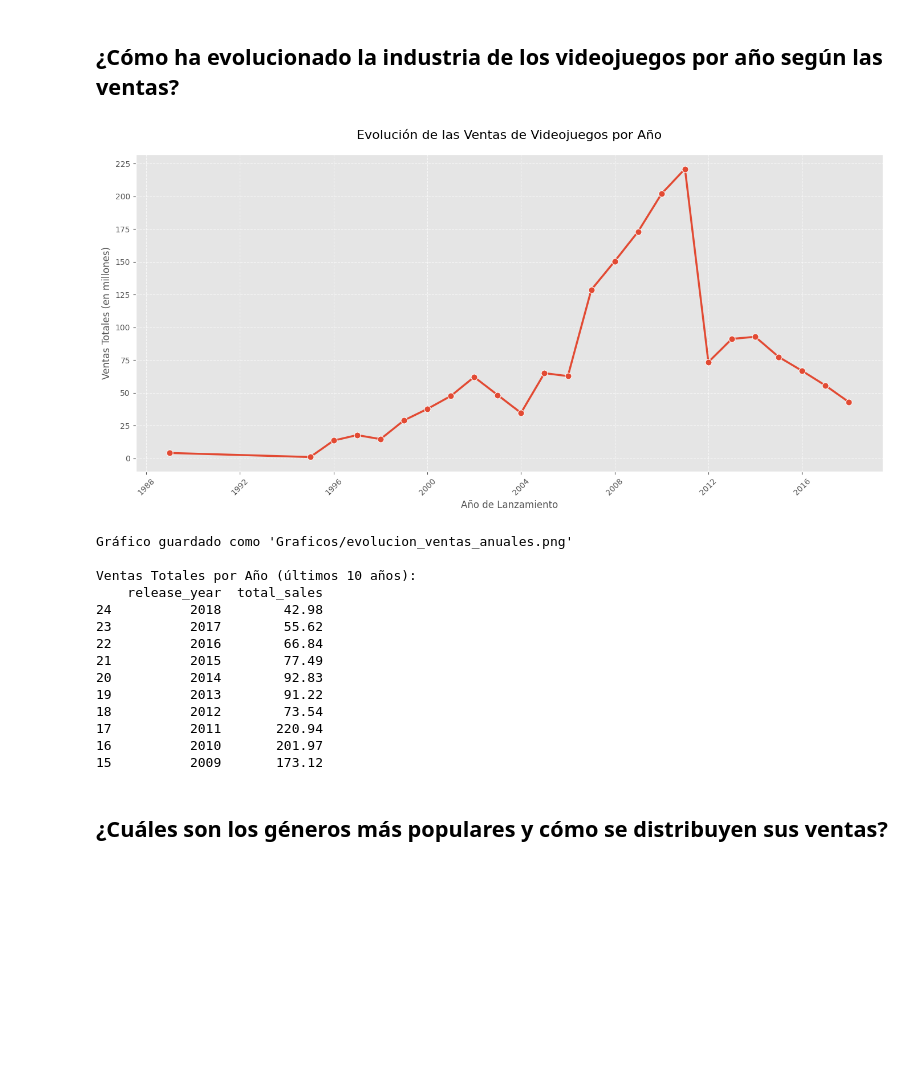
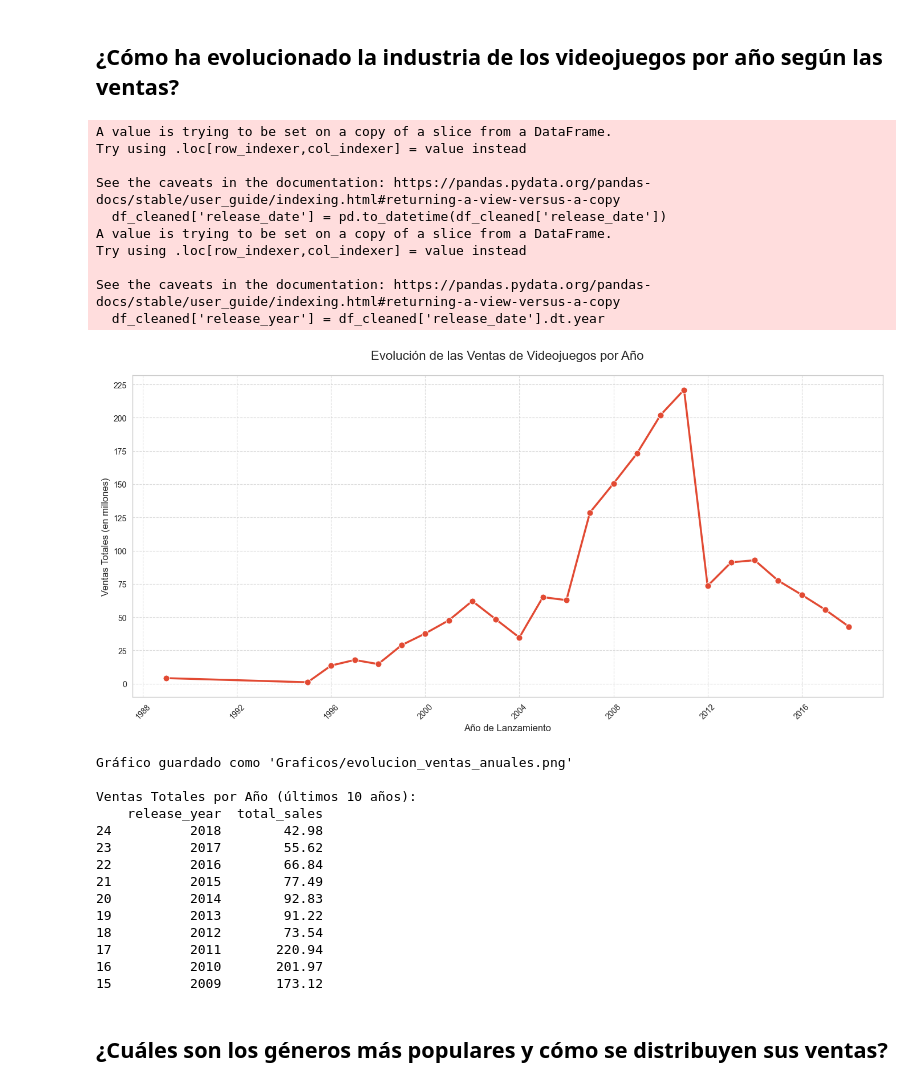
Before and after one commit to CamiloCuenca/Parcial-1-Visualizacion-Datos, a Jupyter notebook: Parcial1.ipynb, the cells around one changed output. Saved outputs shown, nothing was run; the diff lists cells and outputs as text; code cells hidden in the pictures; blank space fills up the shorter version.

```diff
--- a/Parcial1.ipynb
+++ b/Parcial1.ipynb
@@ -114,50 +123,77 @@ Gráfico guardado como 'Graficos/top10_videojuegos_vendidos.png'
 # %% [markdown]
 ## ¿Cómo ha evolucionado la industria de los videojuegos por año según las ventas?
 # %%
-# Crear y guardar el gráfico de evolución de ventas
+# 1. Asegurarse de que la columna release_date sea datetime
+df_cleaned['release_date'] = pd.to_datetime(df_cleaned['release_date'])
+
+# 2. Extraer el año de lanzamiento si no existe
+if 'release_year' not in df_cleaned.columns:
+    df_cleaned['release_year'] = df_cleaned['release_date'].dt.year
+
+# 3. Calcular ventas totales por año
+yearly_sales = df_cleaned.groupby('release_year')['total_sales'].sum().reset_index()
+
+# 4. Configurar el estilo de seaborn
+sns.set_style("whitegrid")
+
+# 5. Crear y guardar el gráfico de evolución de ventas
 plt.figure(figsize=(14, 7))
 sns.lineplot(x='release_year', y='total_sales', data=yearly_sales,
              marker='o', linewidth=2.5, markersize=8)
 
-# Personalización del gráfico
+# 6. Personalización del gráfico
 plt.title('Evolución de las Ventas de Videojuegos por Año', fontsize=16, pad=20)
 plt.xlabel('Año de Lanzamiento', fontsize=12)
 plt.ylabel('Ventas Totales (en millones)', fontsize=12)
 plt.grid(True, linestyle='--', alpha=0.7)
+
+# 7. Asegurar que los años se muestren como enteros
+from matplotlib.ticker import MaxNLocator
 plt.gca().xaxis.set_major_locator(MaxNLocator(integer=True))
 plt.gca().yaxis.set_major_locator(MaxNLocator(nbins=10))
 plt.xticks(rotation=45)
 
+# 8. Crear carpeta si no existe
+import os
+os.makedirs('Graficos', exist_ok=True)
 
-
-# Guardar el gráfico
+# 9. Guardar el gráfico
 plt.tight_layout()
 plt.savefig('Graficos/evolucion_ventas_anuales.png', dpi=300, bbox_inches='tight')
-
 plt.show()
 plt.close()
 
 print("Gráfico guardado como 'Graficos/evolucion_ventas_anuales.png'")
 
-# Mostrar tabla de los últimos 10 años
+# 10. Mostrar tabla de los últimos 10 años
 print("\nVentas Totales por Año (últimos 10 años):")
-print(yearly_sales.sort_values('release_year', ascending=False).head(10))
+print(yearly_sales.sort_values('release_year', ascending=False).head(10).round(2))
 # %% [output]
+A value is trying to be set on a copy of a slice from a DataFrame.
+Try using .loc[row_indexer,col_indexer] = value instead
+
+See the caveats in the documentation: https://pandas.pydata.org/pandas-docs/stable/user_guide/indexing.html#returning-a-view-versus-a-copy
+  df_cleaned['release_date'] = pd.to_datetime(df_cleaned['release_date'])
+A value is trying to be set on a copy of a slice from a DataFrame.
+Try using .loc[row_indexer,col_indexer] = value instead
+
+See the caveats in the documentation: https://pandas.pydata.org/pandas-docs/stable/user_guide/indexing.html#returning-a-view-versus-a-copy
+  df_cleaned['release_year'] = df_cleaned['release_date'].dt.year
-[figure, old version]
+[figure, new version]
-Gráfico guardado como 'Graficos/evolucion_ventas_anuales.png'
-
-Ventas Totales por Año (últimos 10 años):
-    release_year  total_sales
-24          2018        42.98
-23          2017        55.62
-22          2016        66.84
-21          2015        77.49
-20          2014        92.83
-19          2013        91.22
-18          2012        73.54
-17          2011       220.94
-16          2010       201.97
-15          2009       173.12
+Gráfico guardado como 'Graficos/evolucion_ventas_anuales.png'
+
+Ventas Totales por Año (últimos 10 años):
+    release_year  total_sales
+24          2018        42.98
+23          2017        55.62
+22          2016        66.84
+21          2015        77.49
+20          2014        92.83
+19          2013        91.22
+18          2012        73.54
+17          2011       220.94
+16          2010       201.97
+15          2009       173.12
 # %% [markdown]
 ## ¿Cuáles son los géneros más populares y cómo se distribuyen sus ventas?
 # %%
```
Also changed, not shown: parts of 3 cells of this notebook, 4 other files.
